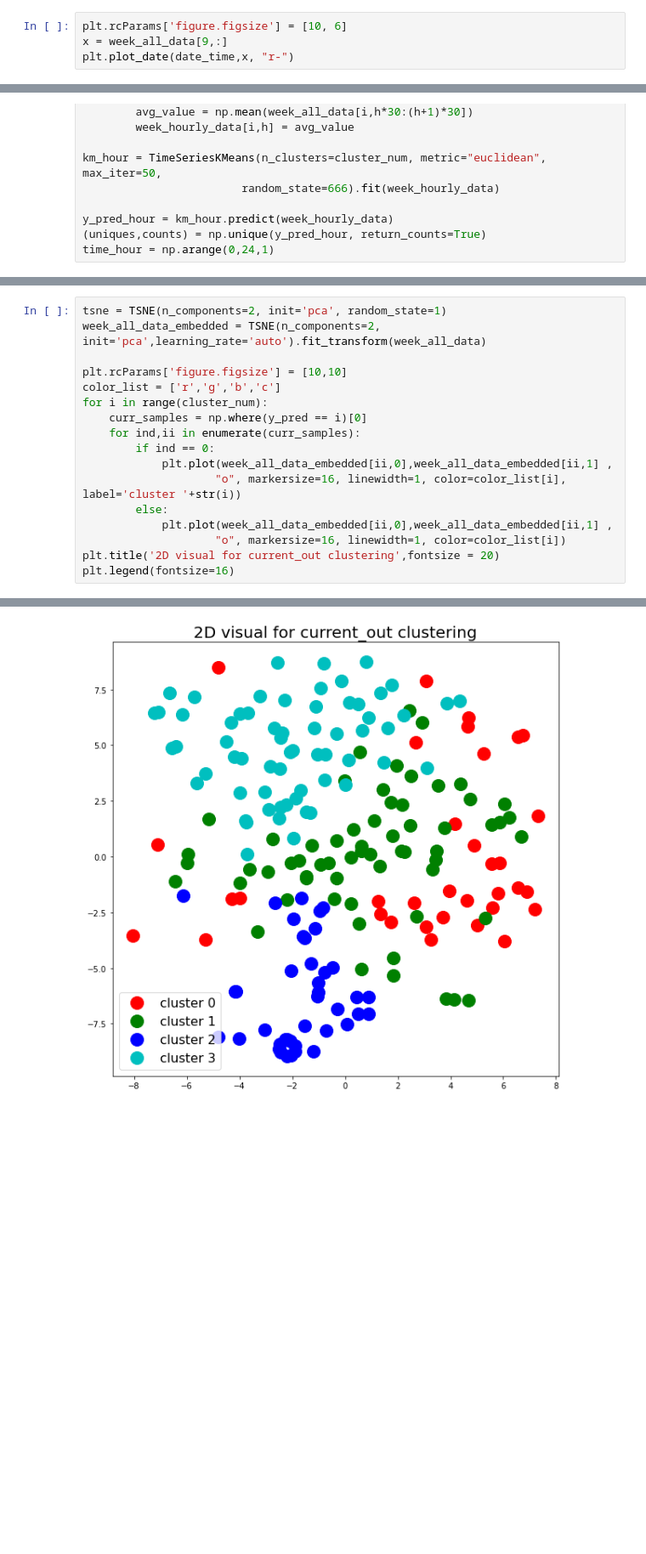
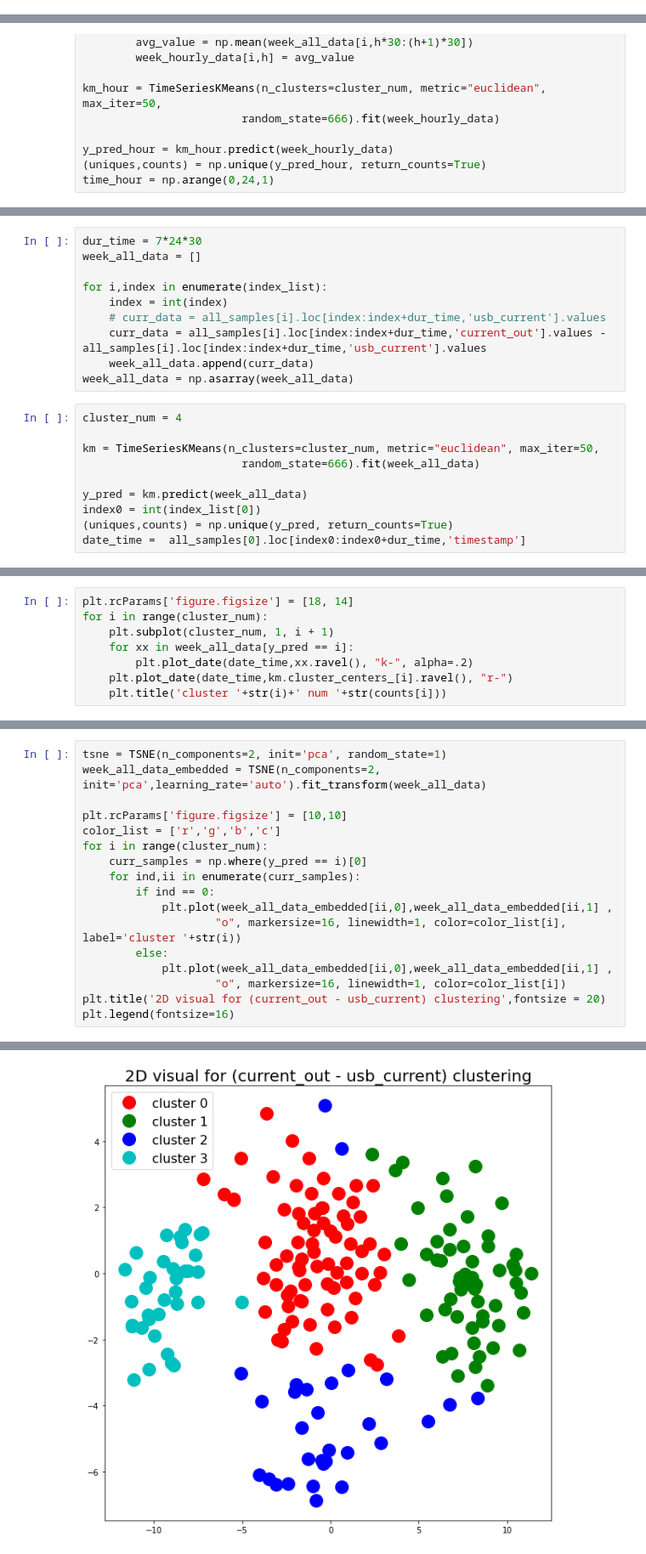
Before and after one commit to Zhouzihao914/bbox-team-22, a Jupyter notebook: observe_usb_current_usage.ipynb, the cells around one changed output, grey strips where cells are left out. Shown at 85% size. Saved outputs shown, nothing was run; the diff lists cells and outputs as text; blank space fills up the shorter version.

```diff
--- a/observe_usb_current_usage.ipynb
+++ b/observe_usb_current_usage.ipynb
@@ -126,4 +209,0 @@ for i in range(cluster_num):
-# %%
-plt.rcParams['figure.figsize'] = [10, 6]
-x = week_all_data[9,:]
-plt.plot_date(date_time,x, "r-")
@@ -156,0 +267,20 @@ for yi in range(cluster_num):
+# %%
+dur_time = 7*24*30
+week_all_data = []
+
+for i,index in enumerate(index_list):
+    index = int(index)
+    # curr_data = all_samples[i].loc[index:index+dur_time,'usb_current'].values
+    curr_data = all_samples[i].loc[index:index+dur_time,'current_out'].values - all_samples[i].loc[index:index+dur_time,'usb_current'].values
+    week_all_data.append(curr_data)
+week_all_data = np.asarray(week_all_data)
+# %%
+cluster_num = 4
+
+km = TimeSeriesKMeans(n_clusters=cluster_num, metric="euclidean", max_iter=50,
+                        random_state=666).fit(week_all_data)
+
+y_pred = km.predict(week_all_data)
+index0 = int(index_list[0])
+(uniques,counts) = np.unique(y_pred, return_counts=True)
+date_time =  all_samples[0].loc[index0:index0+dur_time,'timestamp']
@@ -156,0 +293,8 @@ for yi in range(cluster_num):
+# %%
+plt.rcParams['figure.figsize'] = [18, 14]
+for i in range(cluster_num):
+    plt.subplot(cluster_num, 1, i + 1)
+    for xx in week_all_data[y_pred == i]:
+        plt.plot_date(date_time,xx.ravel(), "k-", alpha=.2)
+    plt.plot_date(date_time,km.cluster_centers_[i].ravel(), "r-")
+    plt.title('cluster '+str(i)+' num '+str(counts[i]))
@@ -157,20 +306,20 @@ for yi in range(cluster_num):
 # %%
 tsne = TSNE(n_components=2, init='pca', random_state=1)
 week_all_data_embedded = TSNE(n_components=2, init='pca',learning_rate='auto').fit_transform(week_all_data)
 
 plt.rcParams['figure.figsize'] = [10,10]
 color_list = ['r','g','b','c']
 for i in range(cluster_num):
     curr_samples = np.where(y_pred == i)[0]
     for ind,ii in enumerate(curr_samples):
         if ind == 0:
             plt.plot(week_all_data_embedded[ii,0],week_all_data_embedded[ii,1] ,
                     "o", markersize=16, linewidth=1, color=color_list[i], label='cluster '+str(i))
         else:
             plt.plot(week_all_data_embedded[ii,0],week_all_data_embedded[ii,1] ,
                     "o", markersize=16, linewidth=1, color=color_list[i])
-plt.title('2D visual for current_out clustering',fontsize = 20)
+plt.title('2D visual for (current_out - usb_current) clustering',fontsize = 20)
 plt.legend(fontsize=16)
 # %% [output]
 <matplotlib.legend.Legend at 0x...>
-[figure, old version]
+[figure, new version]
```
Also changed, not shown: parts of 30 cells of this notebook, 1 other file.
